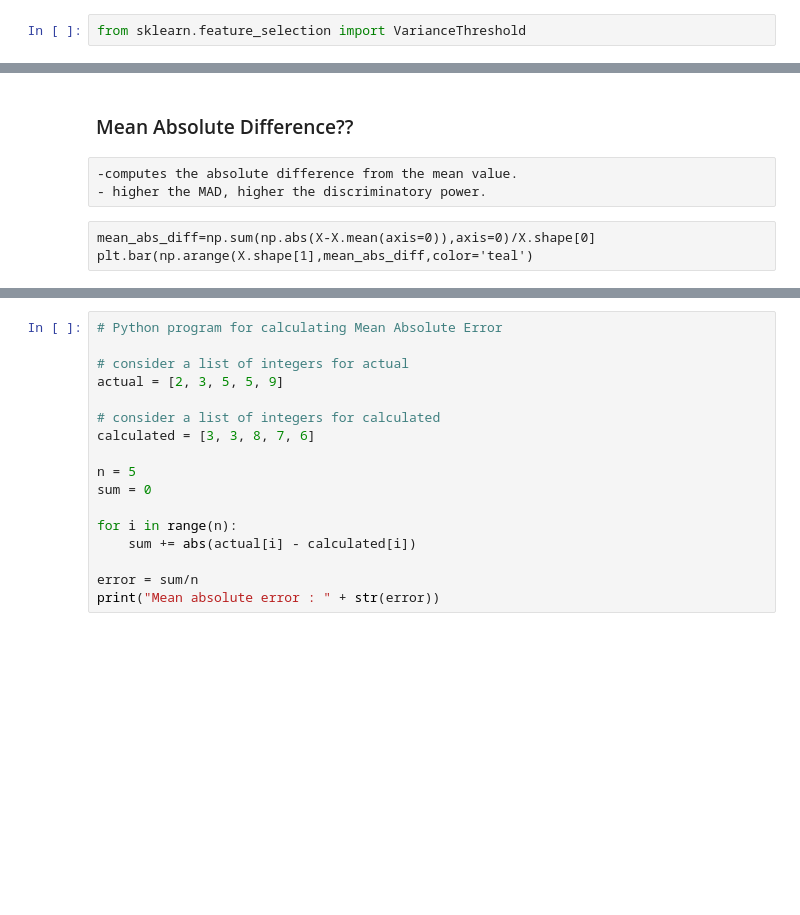
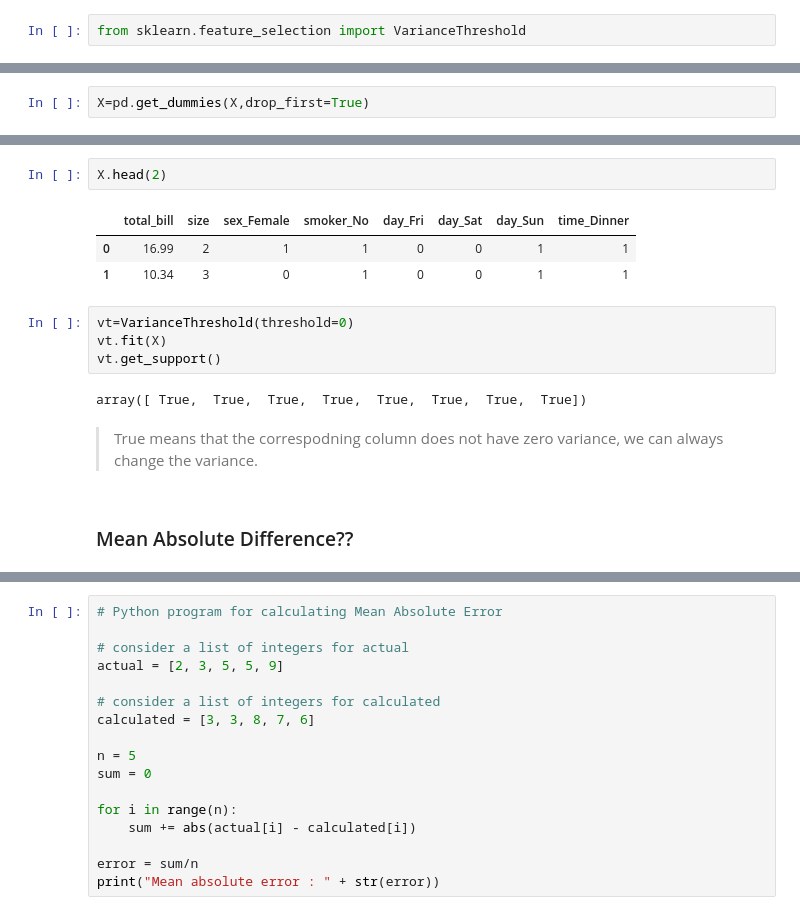
Before and after one commit to iamvivekanand/ML, a Jupyter notebook: JP/007 Features Selection Technique in Machine Learning.ipynb, the cells around one changed output, grey strips where cells are left out. Saved outputs shown, nothing was run; the diff lists cells and outputs as text; blank space fills up the shorter version.

```diff
--- a/JP/007 Features Selection Technique in Machine Learning.ipynb
+++ b/JP/007 Features Selection Technique in Machine Learning.ipynb
@@ -200,0 +215,2 @@ threshold.get_support()
+# %%
+X=pd.get_dummies(X,drop_first=True)
@@ -201,8 +231,16 @@ threshold.get_support()
+# %%
+X.head(2)
+# %% [output]
+|  | total_bill | size | sex_Female | smoker_No | day_Fri | day_Sat | day_Sun | time_Dinner |
+| 0 | 16.99 | 2 | 1 | 1 | 0 | 0 | 1 | 1 |
+| 1 | 10.34 | 3 | 0 | 1 | 0 | 0 | 1 | 1 |
+# %%
+vt=VarianceThreshold(threshold=0)
+vt.fit(X)
+vt.get_support()
+# %% [output]
+array([ True,  True,  True,  True,  True,  True,  True,  True])
+# %% [markdown]
+> True means that the correspodning column does not have zero variance, we can always change the variance.
 # %% [markdown]
 ### Mean Absolute Difference??
-# %% [raw]
--computes the absolute difference from the mean value.
-- higher the MAD, higher the discriminatory power.
-# %% [raw]
-mean_abs_diff=np.sum(np.abs(X-X.mean(axis=0)),axis=0)/X.shape[0]
-plt.bar(np.arange(X.shape[1],mean_abs_diff,color='teal')
```
Also changed, not shown: parts of 33 cells of this notebook.
